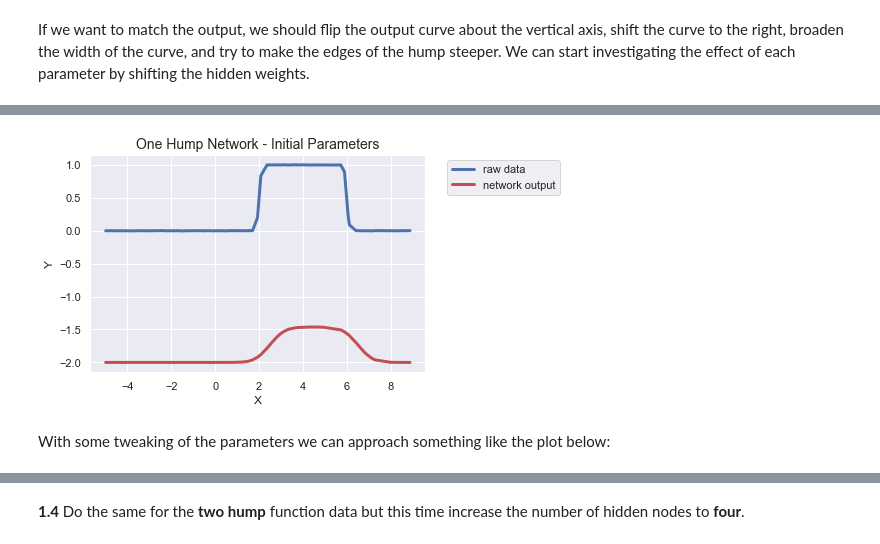
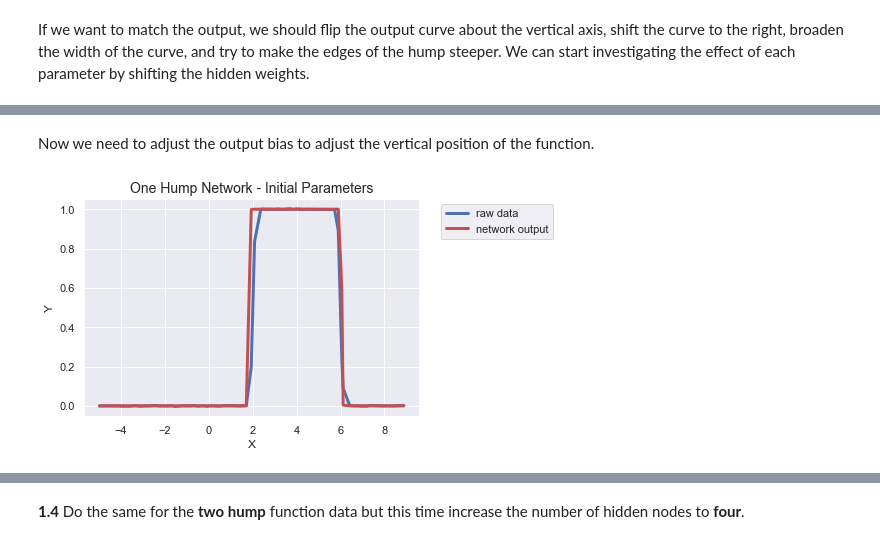
Before and after one commit to werkhoven/CS109_notebooks, a Jupyter notebook: HW6/cs109a_hw6_109.ipynb, the cells around one changed output, grey strips where cells are left out. Cells and saved outputs as stored; diff of their text form; code cells hidden in the pictures.

```diff
--- a/HW6/cs109a_hw6_109.ipynb
+++ b/HW6/cs109a_hw6_109.ipynb
@@ -164,11 +159,11 @@ def sig_fun(z):
       Outputs:
          h: ndarray of shape(z) containing sigmoid(z)
      """
-    return(1/(1+np.exp(-z*z)))
+    return(1/(1+np.exp(-z)))
 # %% [markdown]
 There is no need to define a separate linear output function, as we can just repurpose `z_fun` above for the output as well. Now we can define a single function to to run a single iteration of the network.
 # %%
-def hidden_layer_network(x, hid_w, hid_b, out_w, out_b):
+def forward_network(x, hid_w, out_w):
     """
     Compute y: the output of single hidden layer network with
         Inputs:
@@ -182,11 +177,11 @@ def hidden_layer_network(x, hid_w, hid_b, out_w, out_b):
     """
 
     # input the values to layer one linear function and then activate sigmoid
-    z = z_fun(x, hid_w, hid_b)
+    z = z_fun(x, hid_w)
     h = sig_fun(z)
 
     # pass hidden layer output to the output layer
-    out_h = z_fun(h, out_w, out_b)
+    out_h = z_fun(h, out_w)
     return(out_h)
 # %% [markdown]
 To evaluate the models performance, we should define a function to compare the models response var to the true response.
@@ -282,9 +288,7 @@ Since the network function definitions above are capable of accepting additional
 # define the network input, weights, and biases (for hidden and output layers)
 x = one_hump_df.x.values
 num_nodes = 2
-hidden_w = np.ones((1,num_nodes))
-hidden_b = np.zeros((1,num_nodes))
-output_w = np.ones((num_nodes,1))
-output_b = np.array(0)
+hidden_w = np.tile(np.array([1,0]).reshape(-1,1),(1,num_nodes))
+output_w = np.append(np.array([1]*num_nodes),0).reshape(-1,1)
 # %%
 # compute network output and plot results
@@ -352,0 +327,10 @@ We should flip the output curve about the vertical axis (output weights), shift
+# %%
+# compute network output and plot results
+hid_w = hidden_w.copy() + np.array([[80,-150],[-100,600]]).T.reshape(2,2)
+out_w = output_w.copy()
+
+output = forward_network(x, hid_w, out_w)
+ax, perm = plot_df_xy(one_hump_df)
+ax.plot(x[perm], output[perm], lw=3, label="network output")
+ax.legend(bbox_to_anchor=(1.05,1))
+plt.title("One Hump Network - Initial Parameters", fontsize=14);
@@ -353,14 +339,13 @@ We should flip the output curve about the vertical axis (output weights), shift
+# %% [markdown]
+Now we need to adjust the output bias to adjust the vertical position of the function.
 # %%
 # compute network output and plot results
-hidden_b = np.array([-5.5, -3.5]).reshape(1,2)
-output_w = np.ones((2,1))*-1
+out_w = output_w.copy() + np.array([0,0,-1]).reshape(3,1)
 
-output = hidden_layer_network(x, hidden_w, hidden_b, output_w, output_b)
+output = forward_network(x, hid_w, out_w)
 ax, perm = plot_df_xy(one_hump_df)
 ax.plot(x[perm], output[perm], lw=3, label="network output")
 ax.legend(bbox_to_anchor=(1.05,1))
 plt.title("One Hump Network - Initial Parameters", fontsize=14);
 # %% [output]
-[figure, old version]
+[figure, new version]
-# %% [markdown]
-With some tweaking of the parameters we can approach something like the plot below:
```
Also changed, not shown: parts of 46 cells of this notebook.
